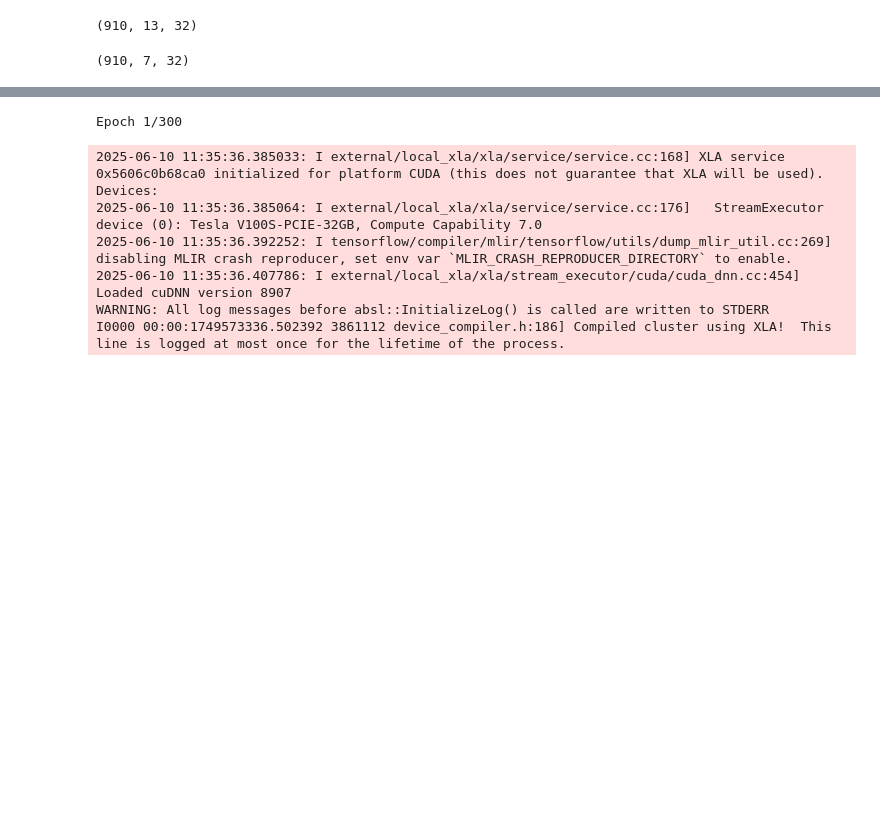
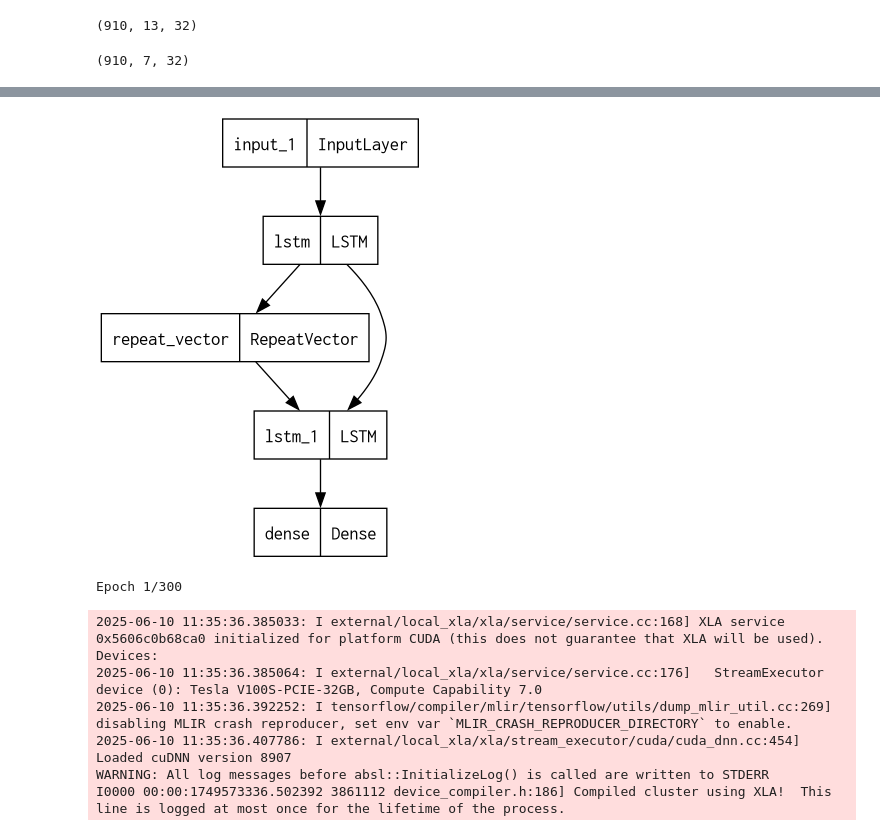
Before and after one commit to Gayara-Fernando/seq_2_seq, a Jupyter notebook: 2_training_seq_2_seq_stage_1.ipynb, the cells around one changed output, grey strips where cells are left out. Saved outputs shown, nothing was run; the diff lists cells and outputs as text; code cells hidden in the pictures; blank space fills up the shorter version.

Commit message:
Plot the model

```diff
--- a/2_training_seq_2_seq_stage_1.ipynb
+++ b/2_training_seq_2_seq_stage_1.ipynb
@@ -131,6 +135,10 @@ Total params: 59936 (234.12 KB)
 Trainable params: 59936 (234.12 KB)
 Non-trainable params: 0 (0.00 Byte)
 __________________________________________________________________________________________________
+# %%
+tf.keras.utils.plot_model(model)
+# %% [output]
+[figure, added]
 # %%
 # Decide on early stopping criteria
 es = tf.keras.callbacks.EarlyStopping(monitor='val_loss', restore_best_weights = True, verbose=1, patience=15)
```
Also changed, not shown: parts of 4 cells of this notebook.
